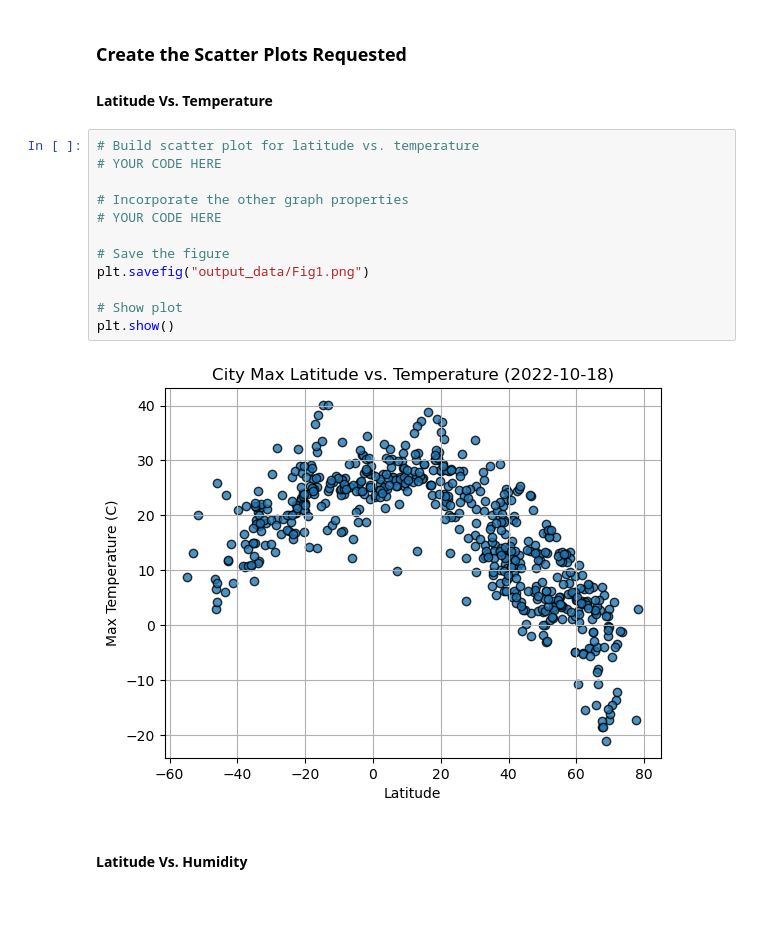
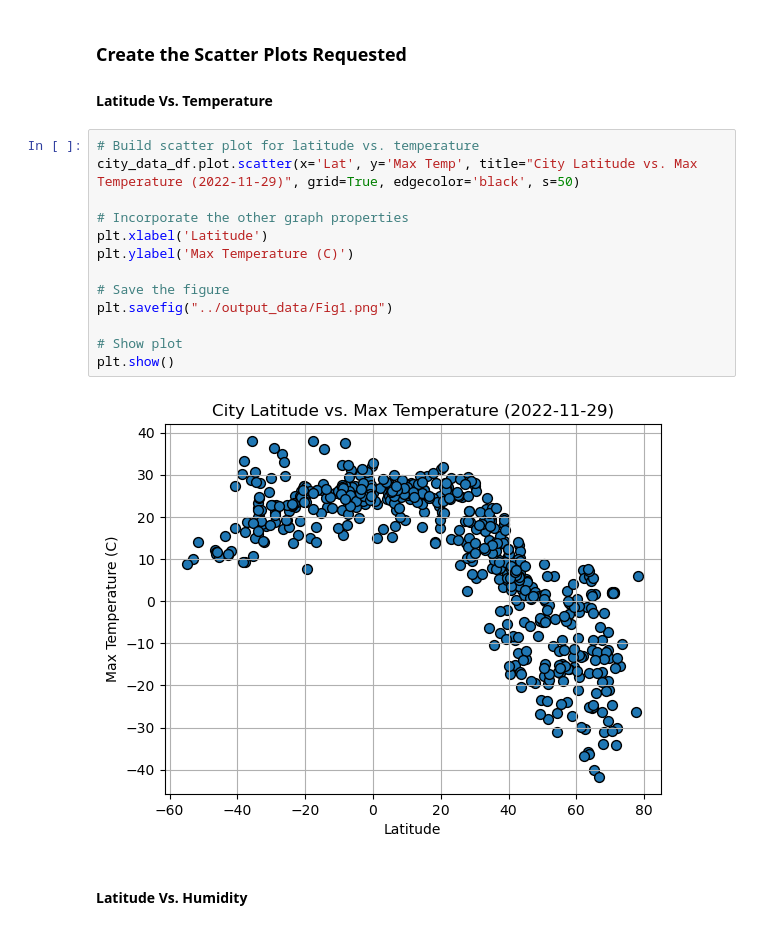
Before and after one commit to andcetera/python-api-challenge, a Jupyter notebook: Project Files/WeatherPy.ipynb, the cells around one changed output. Drawn from its saved outputs; the diff is of its cells as text.

```diff
--- a/Project Files/WeatherPy.ipynb
+++ b/Project Files/WeatherPy.ipynb
@@ -190,18 +190,19 @@ city_data_df.head()
 #### Latitude Vs. Temperature
 # %%
 # Build scatter plot for latitude vs. temperature
-# YOUR CODE HERE
+city_data_df.plot.scatter(x='Lat', y='Max Temp', title="City Latitude vs. Max Temperature (2022-11-29)", grid=True, edgecolor='black', s=50)
 
 # Incorporate the other graph properties
-# YOUR CODE HERE
+plt.xlabel('Latitude')
+plt.ylabel('Max Temperature (C)')
 
 # Save the figure
-plt.savefig("output_data/Fig1.png")
+plt.savefig("../output_data/Fig1.png")
 
 # Show plot
 plt.show()
 # %% [output]
-[figure, old version]
+[figure, new version]
 # %% [markdown]
 #### Latitude Vs. Humidity
 # %%
```
Also changed, not shown: parts of 8 cells of this notebook, 5 other files.
